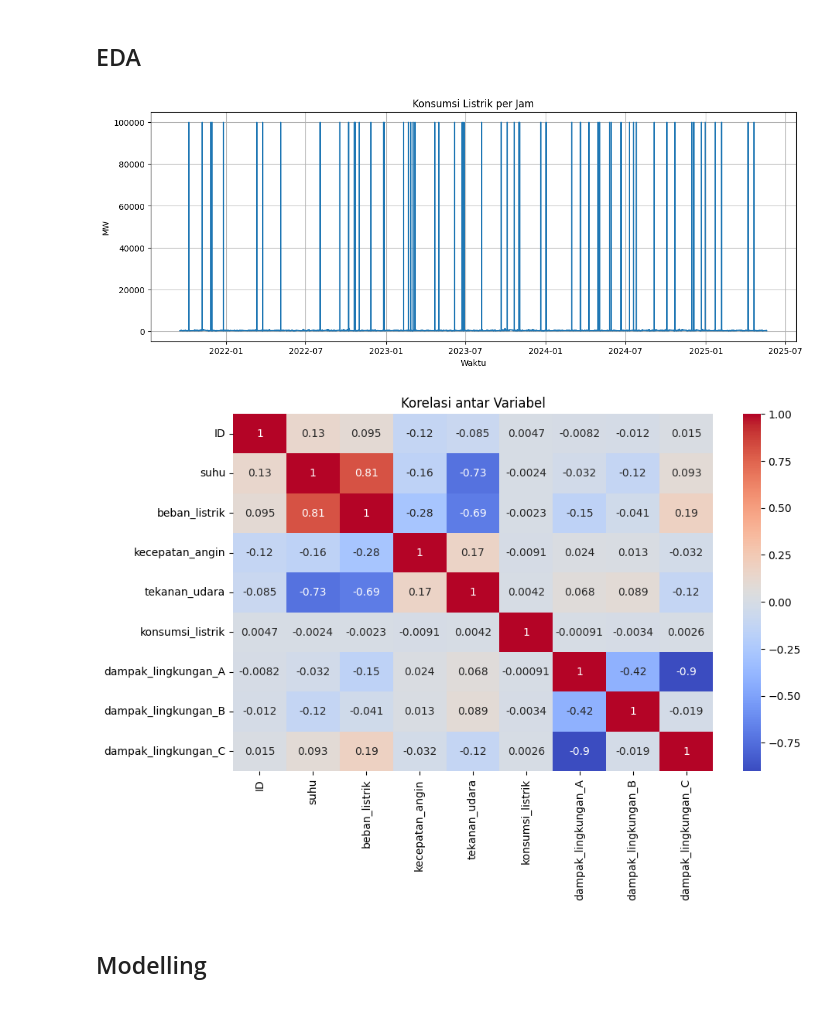
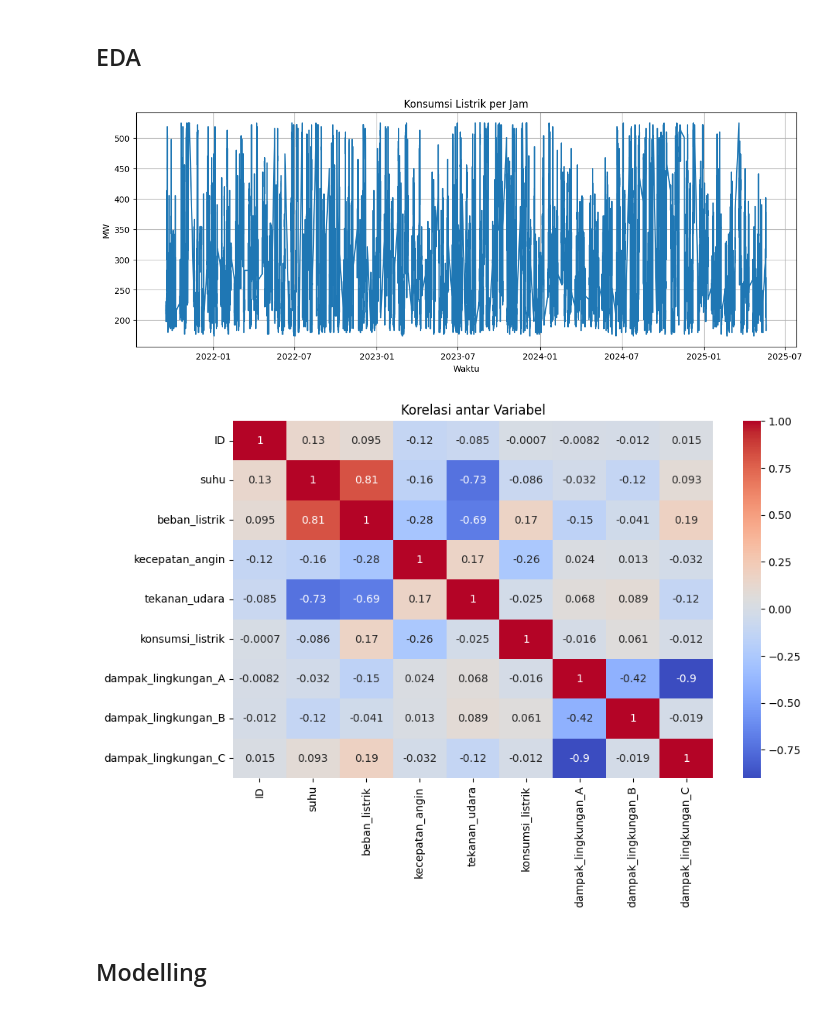
Before and after one commit to mhmdrazn/Electrical-Consume-Forecasting, a Jupyter notebook: main.ipynb, the cells around one changed output. Drawn from its saved outputs; the diff is of its cells as text; code cells hidden in the pictures.

```diff
--- a/main.ipynb
+++ b/main.ipynb
@@ -105,0 +171,20 @@ df_cleaned.head()
+# %%
+df_train_interpolated = df_cleaned.copy()
+
+# 1. Hitung batas atas
+Q1 = df_train_interpolated['konsumsi_listrik'].quantile(0.25)
+Q3 = df_train_interpolated['konsumsi_listrik'].quantile(0.75)
+IQR = Q3 - Q1
+upper_bound = Q3 + 1.5 * IQR
+
+# 2. Ganti outlier dengan NaN
+df_train_interpolated.loc[df_train_interpolated['konsumsi_listrik'] > upper_bound, 'konsumsi_listrik'] = np.nan
+
+# 3. Lakukan interpolasi berbasis waktu
+df_train_interpolated.set_index('tanggal_waktu', inplace=True)
+df_train_interpolated['konsumsi_listrik'].interpolate(method='time', inplace=True)
+df_train_interpolated.reset_index(inplace=True) # Kembalikan index seperti semula
+
+print("Proses Interpolasi selesai. Gunakan 'df_train_interpolated' untuk training.")
+
+df_train_interpolated.info()
@@ -108,25 +272,25 @@ df_cleaned.head()
 # %%
 import matplotlib.pyplot as plt
 import seaborn as sns
 
 # Visualisasi konsumsi listrik
 plt.figure(figsize=(14,5))
-plt.plot(df_cleaned["tanggal_waktu"], df_cleaned["konsumsi_listrik"])
+plt.plot(df_train_interpolated["tanggal_waktu"], df_train_interpolated["konsumsi_listrik"])
 plt.title("Konsumsi Listrik per Jam")
 plt.xlabel("Waktu")
 plt.ylabel("MW")
 plt.grid(True)
 plt.show()
 # %% [output]
-[figure, old version]
+[figure, new version]
 # %%
 # Korelasi antar fitur
 plt.figure(figsize=(10,6))
-sns.heatmap(df_cleaned.corr(numeric_only=True), annot=True, cmap="coolwarm")
+sns.heatmap(df_train_interpolated.corr(numeric_only=True), annot=True, cmap="coolwarm")
 plt.title("Korelasi antar Variabel")
 plt.show()
 # %% [output]
-[figure, old version]
+[figure, new version]
 # %% [markdown]
 ## Modelling
 # %% [markdown]
```
Also changed, not shown: parts of 30 cells of this notebook, 1 other file.
